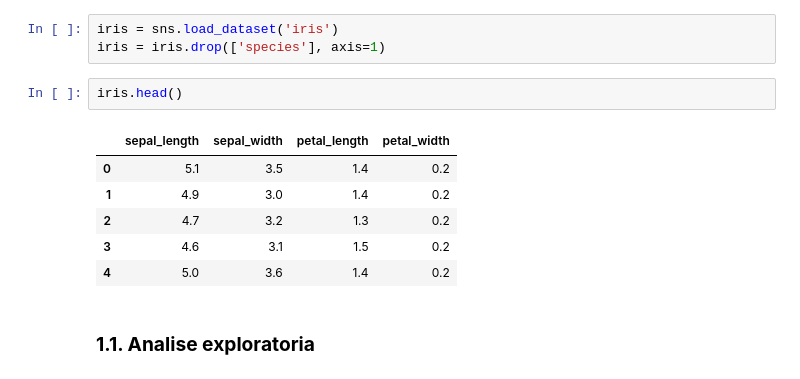
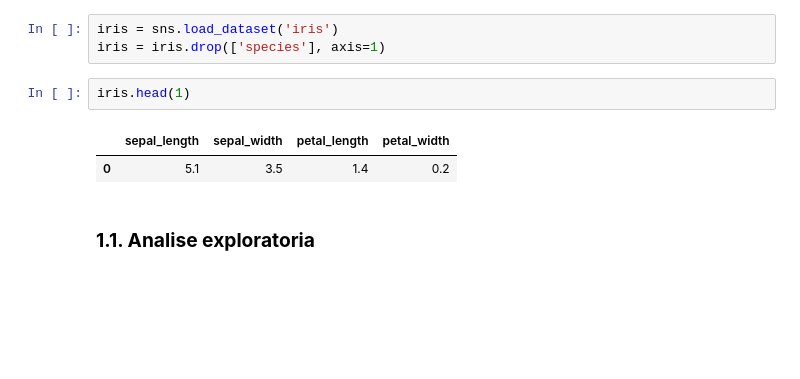
Before and after one commit to Ricardo-Filgueiras/Analista-de-dados-ebac, a Jupyter notebook: Modulo 25 - Aprendizado de maquina Agrupamento/P_A_dados_M25_Exercicio_resolvidoV1.ipynb, the cells around one changed output. Cells and saved outputs as stored; diff of their text form; blank space fills up the shorter version.

```diff
--- a/Modulo 25 - Aprendizado de maquina Agrupamento/P_A_dados_M25_Exercicio_resolvidoV1.ipynb
+++ b/Modulo 25 - Aprendizado de maquina Agrupamento/P_A_dados_M25_Exercicio_resolvidoV1.ipynb
@@ -45,14 +41,10 @@ model = KMeans()
 iris = sns.load_dataset('iris')
 iris = iris.drop(['species'], axis=1)
 # %%
-iris.head()
+iris.head(1)
 # %% [output]
 |  | sepal_length | sepal_width | petal_length | petal_width |
 | 0 | 5.1 | 3.5 | 1.4 | 0.2 |
-| 1 | 4.9 | 3.0 | 1.4 | 0.2 |
-| 2 | 4.7 | 3.2 | 1.3 | 0.2 |
-| 3 | 4.6 | 3.1 | 1.5 | 0.2 |
-| 4 | 5.0 | 3.6 | 1.4 | 0.2 |
 # %% [markdown]
 ### **1.1. Analise exploratoria**
 # %% [markdown]
```
Also changed, not shown: parts of 16 cells of this notebook.
